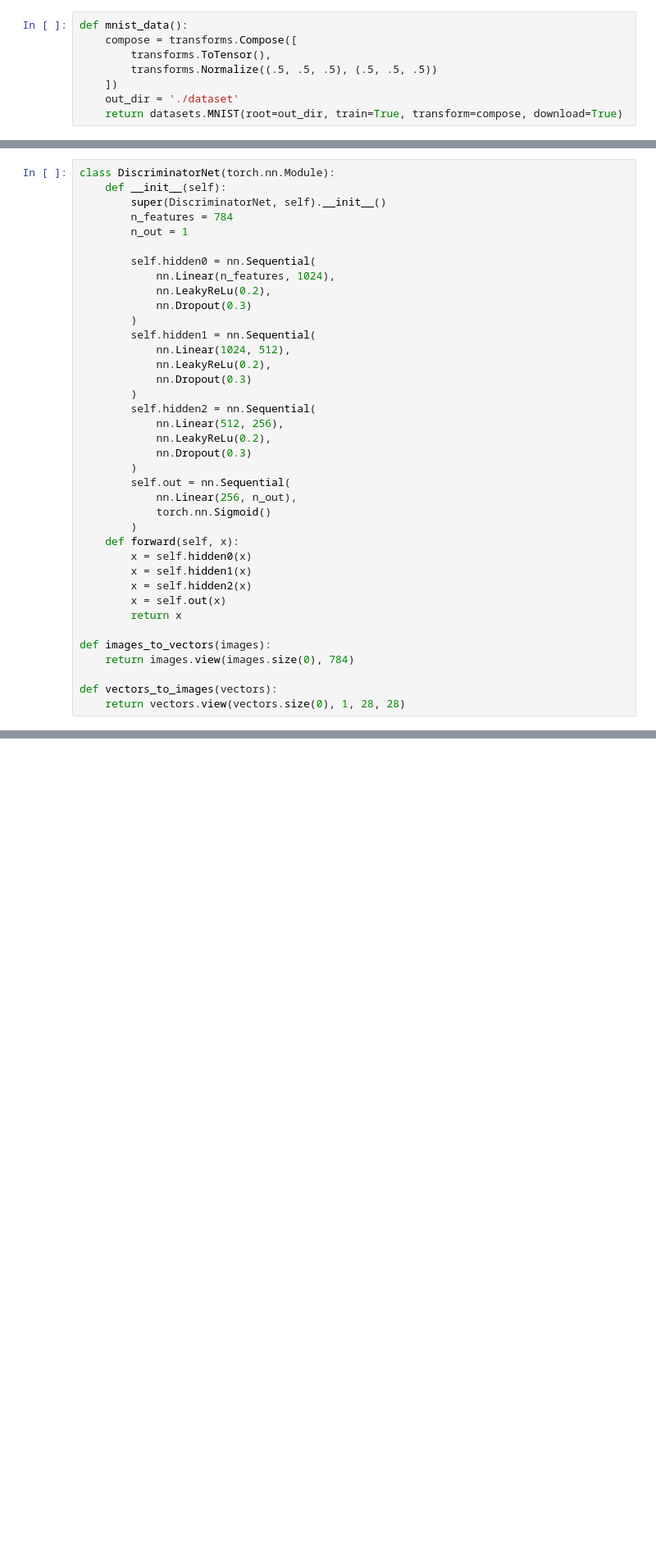
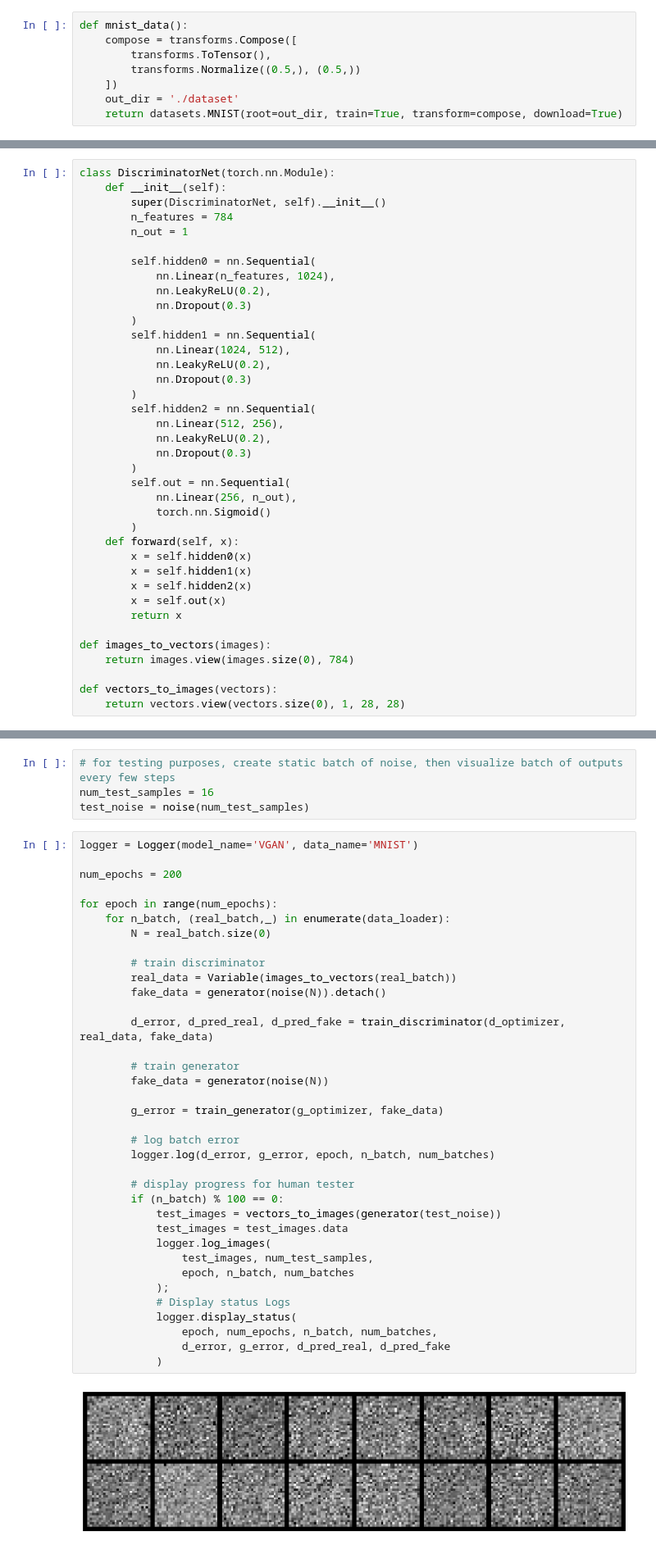
Before and after one commit to smooto/babys-first-gan, a Jupyter notebook: vanilla-gan.ipynb, the cells around one changed output, grey strips where cells are left out. Shown at 82% size. Drawn from its saved outputs; the diff is of its cells as text; blank space fills up the shorter version.

```diff
--- a/vanilla-gan.ipynb
+++ b/vanilla-gan.ipynb
@@ -9,7 +9,7 @@ from torchvision import transforms, datasets
 def mnist_data():
     compose = transforms.Compose([
         transforms.ToTensor(),
-        transforms.Normalize((.5, .5, .5), (.5, .5, .5))
+        transforms.Normalize((0.5,), (0.5,))
     ])
     out_dir = './dataset'
     return datasets.MNIST(root=out_dir, train=True, transform=compose, download=True)
@@ -28,17 +28,17 @@ class DiscriminatorNet(torch.nn.Module):
 
         self.hidden0 = nn.Sequential(
             nn.Linear(n_features, 1024),
-            nn.LeakyReLu(0.2),
+            nn.LeakyReLU(0.2),
             nn.Dropout(0.3)
         )
         self.hidden1 = nn.Sequential(
             nn.Linear(1024, 512),
-            nn.LeakyReLu(0.2),
+            nn.LeakyReLU(0.2),
             nn.Dropout(0.3)
         )
         self.hidden2 = nn.Sequential(
             nn.Linear(512, 256),
-            nn.LeakyReLu(0.2),
+            nn.LeakyReLU(0.2),
             nn.Dropout(0.3)
         )
         self.out = nn.Sequential(
@@ -144,3 +144,45 @@ def train_generator(optimizer, fake_data):
     optimizer.step()
     # Return error
     return error
+# %%
+# for testing purposes, create static batch of noise, then visualize batch of outputs every few steps
+num_test_samples = 16
+test_noise = noise(num_test_samples)
+# %%
+logger = Logger(model_name='VGAN', data_name='MNIST')
+
+num_epochs = 200
+
+for epoch in range(num_epochs):
+    for n_batch, (real_batch,_) in enumerate(data_loader):
+        N = real_batch.size(0)
+
+        # train discriminator
+        real_data = Variable(images_to_vectors(real_batch))
+        fake_data = generator(noise(N)).detach()
+
+        d_error, d_pred_real, d_pred_fake = train_discriminator(d_optimizer, real_data, fake_data)
+
+        # train generator
+        fake_data = generator(noise(N))
+
+        g_error = train_generator(g_optimizer, fake_data)
+
+        # log batch error
+        logger.log(d_error, g_error, epoch, n_batch, num_batches)
+
+        # display progress for human tester
+        if (n_batch) % 100 == 0:
+            test_images = vectors_to_images(generator(test_noise))
+            test_images = test_images.data
+            logger.log_images(
+                test_images, num_test_samples,
+                epoch, n_batch, num_batches
+            );
+            # Display status Logs
+            logger.display_status(
+                epoch, num_epochs, n_batch, num_batches,
+                d_error, g_error, d_pred_real, d_pred_fake
+            )
+# %% [output]
+[figure, added]
```
Also changed, not shown: parts of 1 cell of this notebook, 3 other files.
